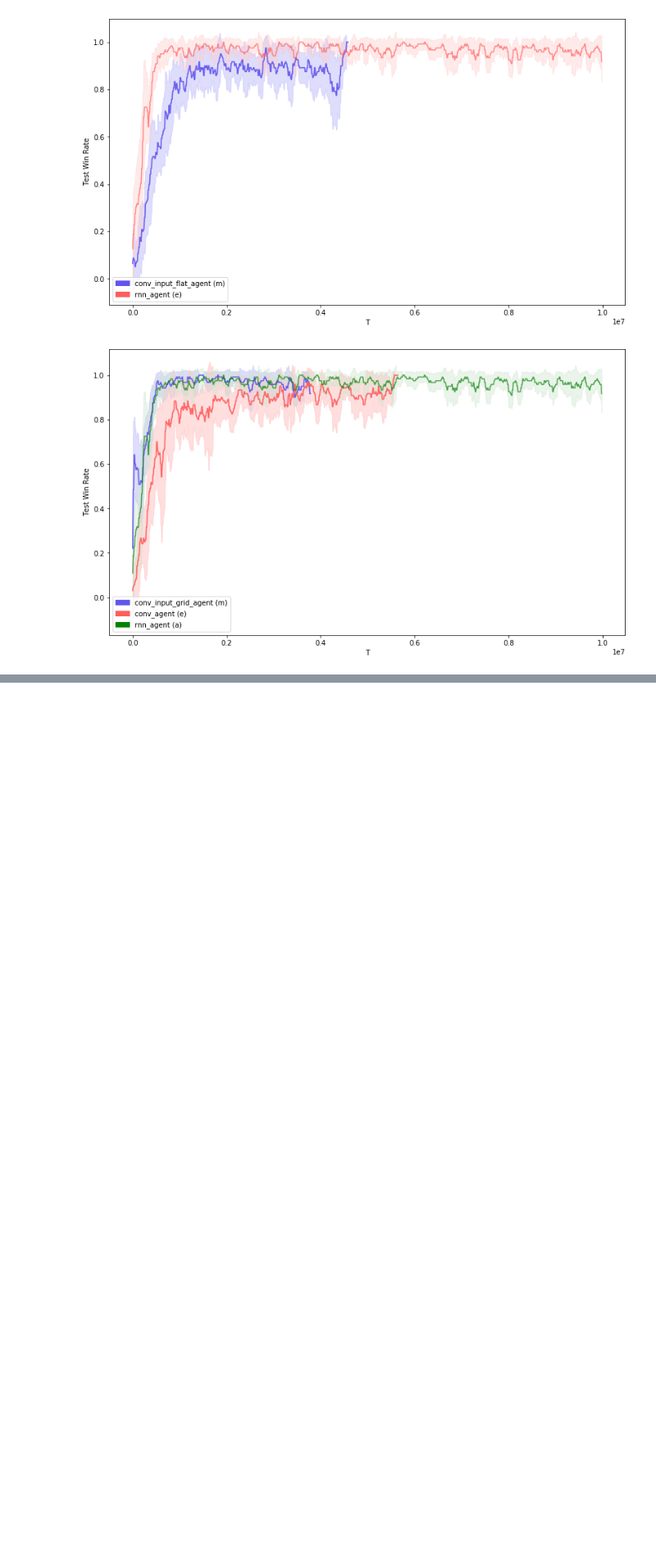
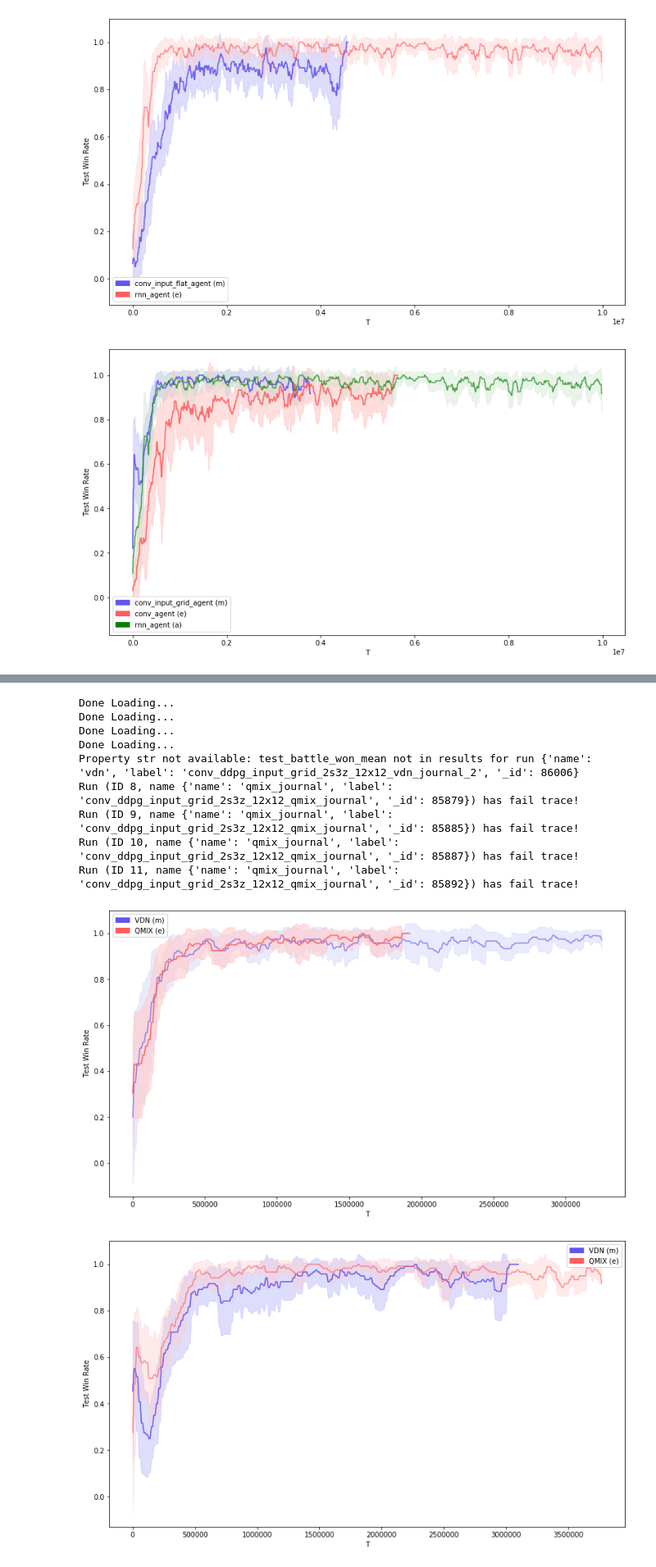
Before and after one commit to nicholasburden/pymarl, a Jupyter notebook: analysis/analysis2.ipynb, the cells around one changed output, grey strips where cells are left out. Shown at 82% size. Saved outputs shown, nothing was run; the diff lists cells and outputs as text; code cells hidden in the pictures; blank space fills up the shorter version.

```diff
--- a/analysis/analysis2.ipynb
+++ b/analysis/analysis2.ipynb
@@ -242,0 +248,36 @@ Property str not available: test_battle_won_mean not in results for run {'name':
+# %%
+#QMIX VS VDN
+data__conv_ddpg_input_grid_3m_vdn = mongo_central.get_name_label_names("", "conv_ddpg_input_grid_3m_12x12_vdn_nick_test_2")
+data__conv_ddpg_input_grid_vdn = mongo_central.get_name_label_names("", "conv_ddpg_input_grid_2s3z_12x12_vdn_journal_2")
+data__conv_ddpg_input_grid_3m_qmix = mongo_central.get_name_label_names("", "conv_ddpg_input_grid_3m_12x12_qmix_journal")
+data__conv_ddpg_input_grid_qmix = mongo_central.get_name_label_names("", "conv_ddpg_input_grid_2s3z_12x12_qmix_journal")
+bavg = bundle_average(mongo_central,
+                      [("VDN", data__conv_ddpg_input_grid_3m_vdn, "test_battle_won_mean", "test_battle_won_mean_T"),
+                       ("QMIX", data__conv_ddpg_input_grid_3m_qmix, "test_battle_won_mean", "test_battle_won_mean_T")
+                      ],
+                      no_fails=True,
+                      window=100000)
+
+a = plot_bundle_avgs(bavg,
+                     figsize=(15,8))
+bavg2 = bundle_average(mongo_central,
+                      [("VDN", data__conv_ddpg_input_grid_vdn, "test_battle_won_mean", "test_battle_won_mean_T"),
+                       ("QMIX", data__conv_ddpg_input_grid_qmix, "test_battle_won_mean", "test_battle_won_mean_T")
+                      ],
+                      no_fails=True,
+                      window=100000)
+
+a = plot_bundle_avgs(bavg2,
+                     figsize=(15,8))
+# %% [output]
+Done Loading...
+Done Loading...
+Done Loading...
+Done Loading...
+Property str not available: test_battle_won_mean not in results for run {'name': 'vdn', 'label': 'conv_ddpg_input_grid_2s3z_12x12_vdn_journal_2', '_id': 86006}
+Run (ID 8, name {'name': 'qmix_journal', 'label': 'conv_ddpg_input_grid_2s3z_12x12_qmix_journal', '_id': 85879}) has fail trace!
+Run (ID 9, name {'name': 'qmix_journal', 'label': 'conv_ddpg_input_grid_2s3z_12x12_qmix_journal', '_id': 85885}) has fail trace!
+Run (ID 10, name {'name': 'qmix_journal', 'label': 'conv_ddpg_input_grid_2s3z_12x12_qmix_journal', '_id': 85887}) has fail trace!
+Run (ID 11, name {'name': 'qmix_journal', 'label': 'conv_ddpg_input_grid_2s3z_12x12_qmix_journal', '_id': 85892}) has fail trace!
+[figure, added]
+[figure, added]
```
Also changed, not shown: parts of 3 cells of this notebook, 1 other file.
